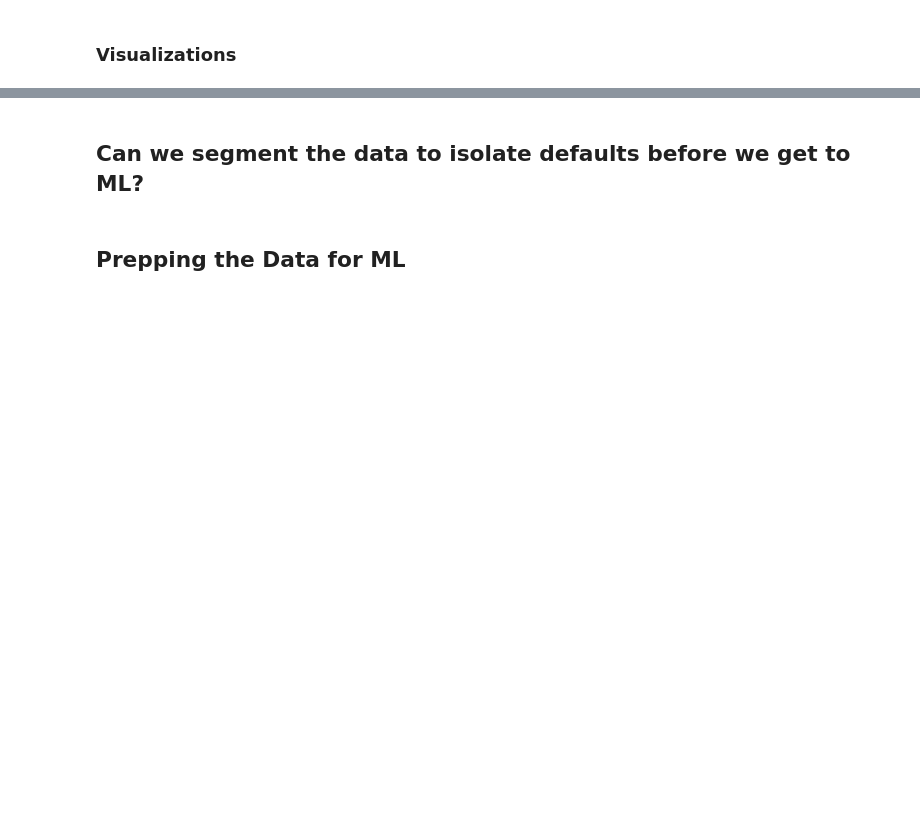
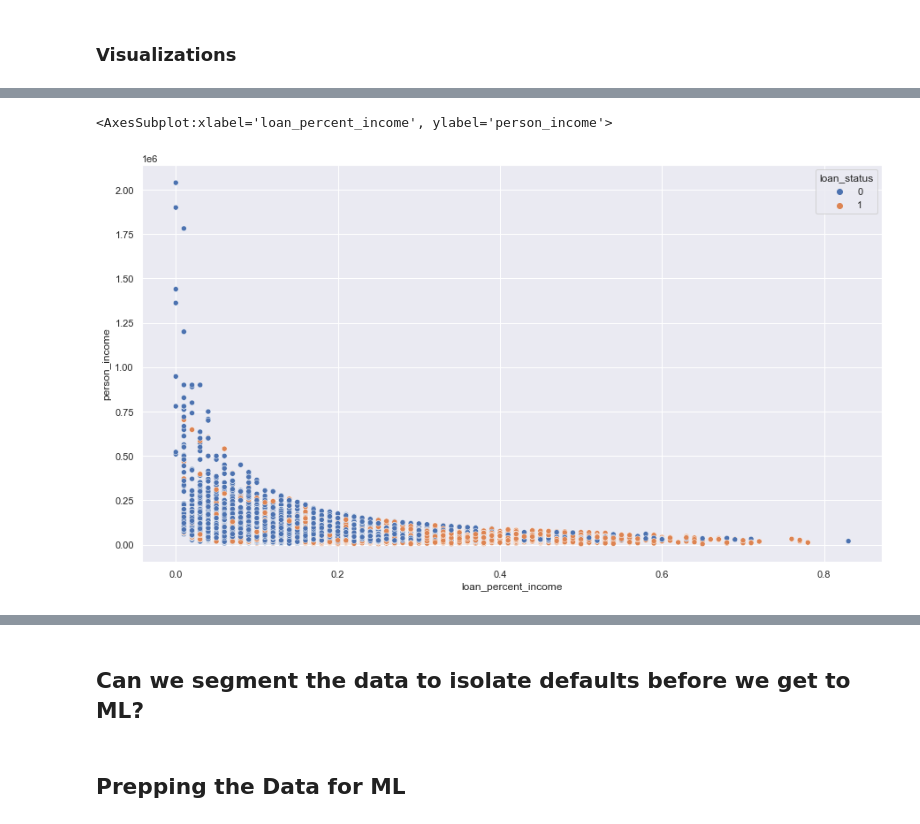
Before and after one commit to WickedoneC/Finance_Projects, a Jupyter notebook: Loan_Analysis/Loan_EDA.ipynb, the cells around one changed output, grey strips where cells are left out. Saved outputs shown, nothing was run; the diff lists cells and outputs as text; code cells hidden in the pictures; blank space fills up the shorter version.

```diff
--- a/Loan_Analysis/Loan_EDA.ipynb
+++ b/Loan_Analysis/Loan_EDA.ipynb
@@ -665,0 +703,10 @@ Name: loan_status, dtype: float64
+# %%
+sns.scatterplot(x = df['loan_percent_income'], y = df['person_income'], hue = df['loan_status'])
+
+
+# loan_to_income_grouping
+# income_group
+# int_group
+# %% [output]
+<AxesSubplot:xlabel='loan_percent_income', ylabel='person_income'>
+[figure, added]
```
Also changed, not shown: parts of 20 cells of this notebook.
